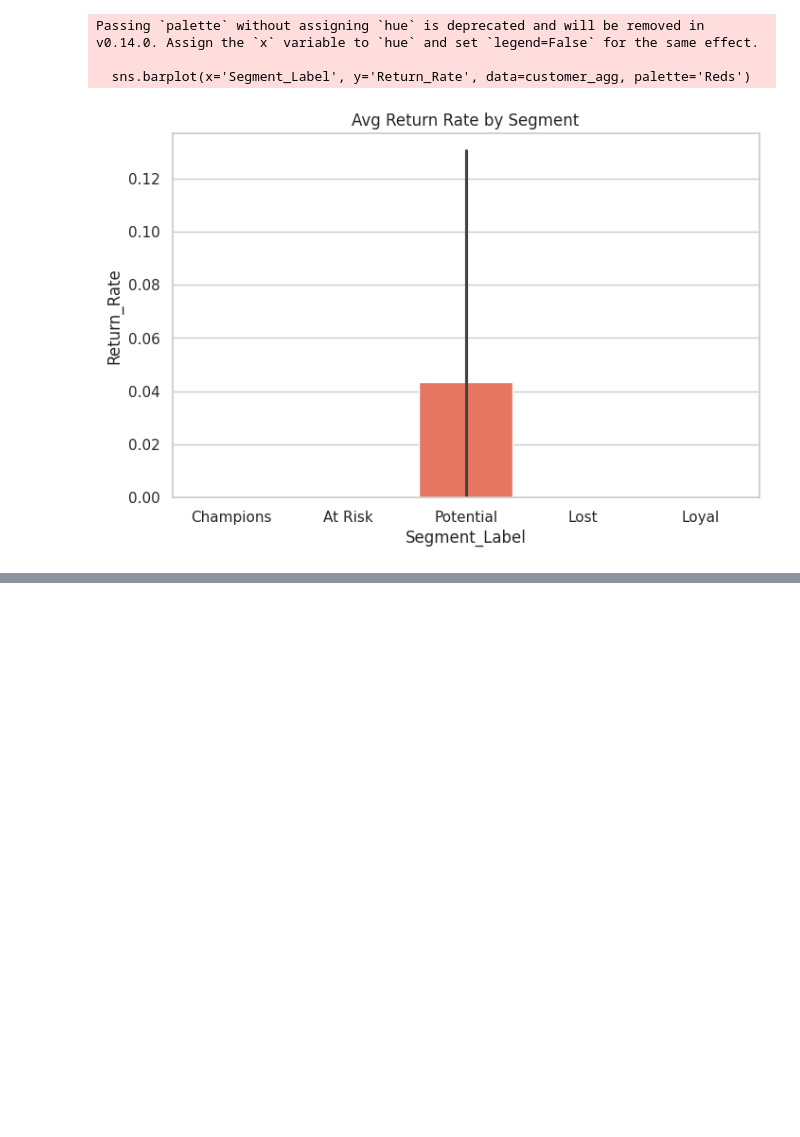
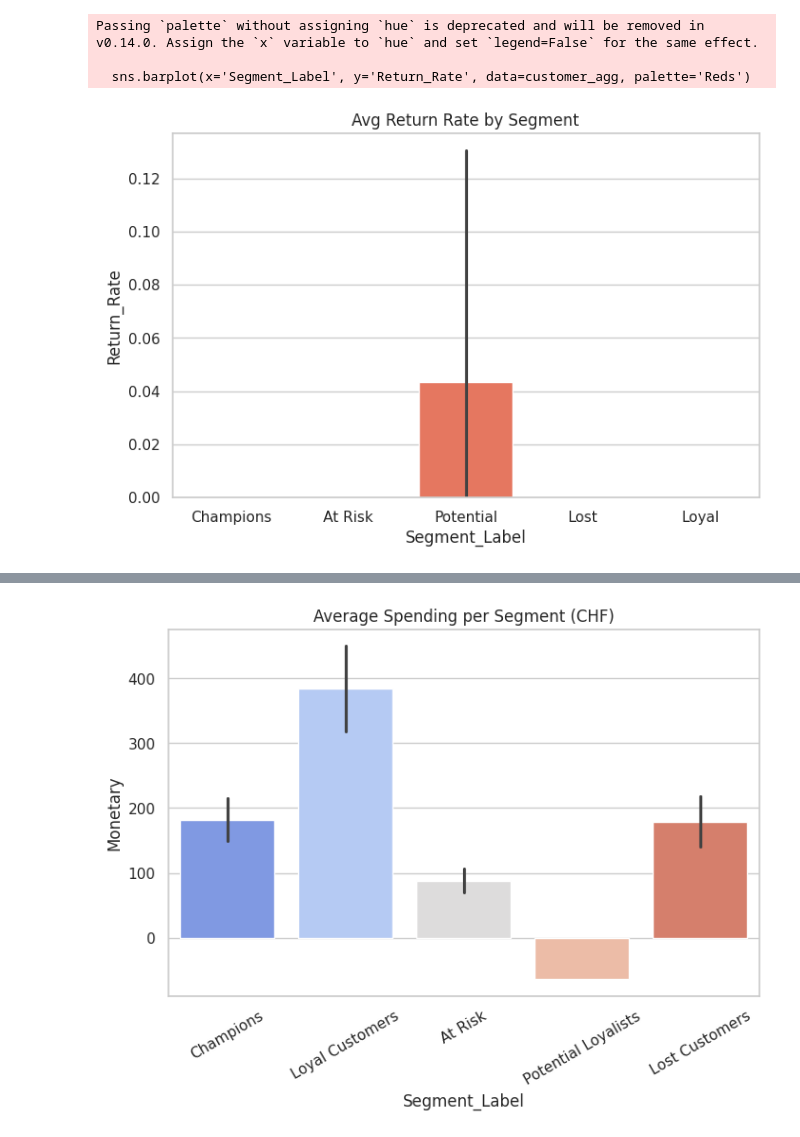
Before and after one commit to Mainabryan/SWISS-CLOTHING-BRAND, a Jupyter notebook: Swiss_clothing_brand.ipynb, the cells around one changed output, grey strips where cells are left out. Drawn from its saved outputs; the diff is of its cells as text; code cells hidden in the pictures; blank space fills up the shorter version.

```diff
--- a/Swiss_clothing_brand.ipynb
+++ b/Swiss_clothing_brand.ipynb
@@ -1067,3 +1121,90 @@ Passing `palette` without assigning `hue` is deprecated and will be removed in v
 
   sns.barplot(x='Segment_Label', y='Return_Rate', data=customer_agg, palette='Reds')
 [figure]
+# %%
+import pandas as pd
+from sklearn.preprocessing import StandardScaler, LabelEncoder
+from sklearn.cluster import KMeans
+import matplotlib.pyplot as plt
+import seaborn as sns
+
+# Load datasets
+sales = pd.read_csv('/content/sales_table-sheet1-sourcetable.csv')
+customers = pd.read_csv('/content/customer_table-sheet1-sourcetable.csv')
+products = pd.read_csv('/content/product_table-sheet1-sourcetable.csv')
+
+# Merge datasets
+df = sales.merge(customers, on='Customer_ID', how='left')
+df = df.merge(products, on='Product_ID', how='left')
+
+# Convert and engineer key features
+df['Date'] = pd.to_datetime(df['Date'])
+df['Is_Return'] = df['Quantity'] < 0
+df['Profit_per_Unit'] = df['Selling_Price_CHF'] - df['Cost_Price_CHF']
+
+# Label encoding for categorical columns
+for col in ['Gender', 'Loyalty_Status', 'Channel']:
+    le = LabelEncoder()
+    df[col] = df[col].fillna('Unknown')
+    df[col + '_Encoded'] = le.fit_transform(df[col])
+
+# --- AGGREGATE CUSTOMER-LEVEL FEATURES ---
+current_date = df['Date'].max()
+
+customer_agg = df.groupby('Customer_ID').agg(
+    Recency=('Date', lambda x: (current_date - x.max()).days),
+    Frequency=('Sale_ID', 'count'),
+    Monetary=('Total_Price_CHF', 'sum'),
+    Return_Rate=('Is_Return', 'mean'),
+    Avg_Profit_per_Buy=('Profit_per_Unit', 'mean'),
+    Avg_Discount=('Discount_CHF', 'mean'),
+    Age=('Age', 'first'),
+    Gender=('Gender_Encoded', 'first'),
+    Loyalty=('Loyalty_Status_Encoded', 'first'),
+    Visit_Frequency=('Visit_Frequency_per_month', 'first')
+).reset_index()
+
+# Fill missing values
+customer_agg = customer_agg.fillna(customer_agg.mean(numeric_only=True))
+
+# --- SCALE AND CLUSTER ---
+features = ['Recency', 'Frequency', 'Monetary', 'Return_Rate',
+            'Avg_Profit_per_Buy', 'Visit_Frequency', 'Age']
+
+scaler = StandardScaler()
+scaled = scaler.fit_transform(customer_agg[features])
+
+kmeans = KMeans(n_clusters=5, random_state=42)
+customer_agg['Segment'] = kmeans.fit_predict(scaled)
+
+# --- ANALYZE SEGMENTS ---
+segment_summary = customer_agg.groupby('Segment')[features + ['Monetary']].mean().round(2)
+segment_summary['Count'] = customer_agg['Segment'].value_counts().sort_index().values
+print("Segment Summary:\n", segment_summary)
+
+# --- LABEL SEGMENTS BASED ON VALUES ---
+labels = {
+    0: 'Champions',
+    1: 'Loyal Customers',
+    2: 'Potential Loyalists',
+    3: 'At Risk',
+    4: 'Lost Customers'
+}
+customer_agg['Segment_Label'] = customer_agg['Segment'].map(labels)
+
+# --- SAVE RESULTS ---
+customer_agg.to_csv('customer_segments.csv', index=False)
+
+# --- VISUALS ---
+plt.figure(figsize=(8,5))
+sns.barplot(x='Segment_Label', y='Monetary', data=customer_agg, palette='coolwarm')
+plt.title('Average Spending per Segment (CHF)')
+plt.xticks(rotation=30)
+plt.show()
+
+plt.figure(figsize=(8,5))
+sns.barplot(x='Segment_Label', y='Return_Rate', data=customer_agg, palette='magma')
+plt.title('Return Rate by Segment')
+plt.xticks(rotation=30)
+plt.show()
+# %% [output]
@@ -1069,0 +1230 @@ Passing `palette` without assigning `hue` is deprecated and will be removed in v
+[figure, added]
```
Also changed, not shown: parts of 32 cells of this notebook.
